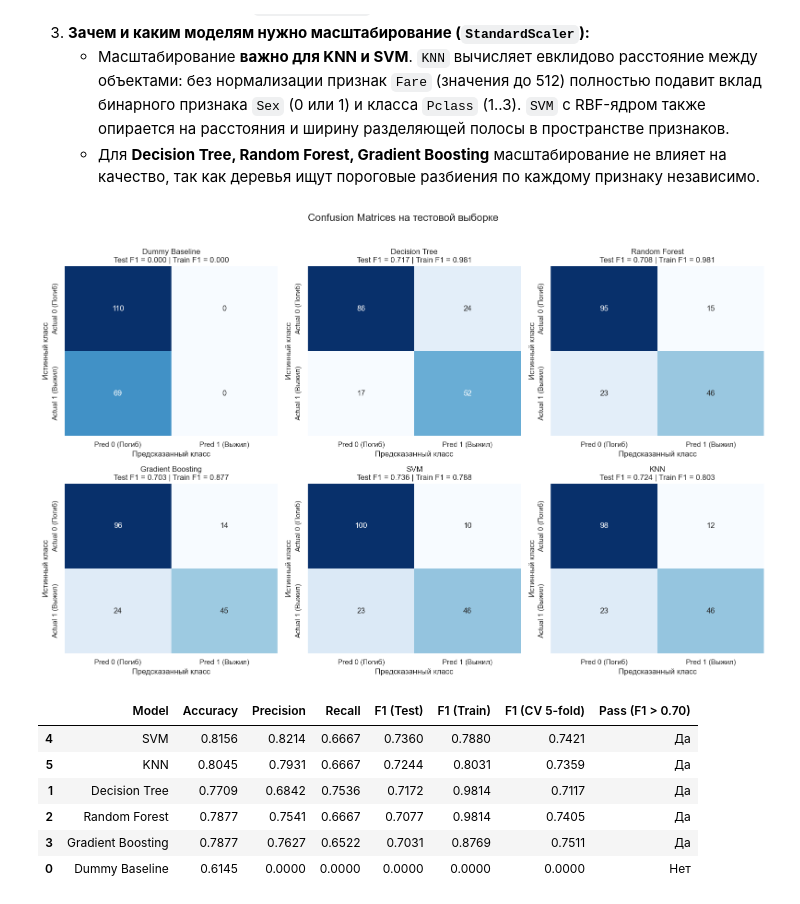
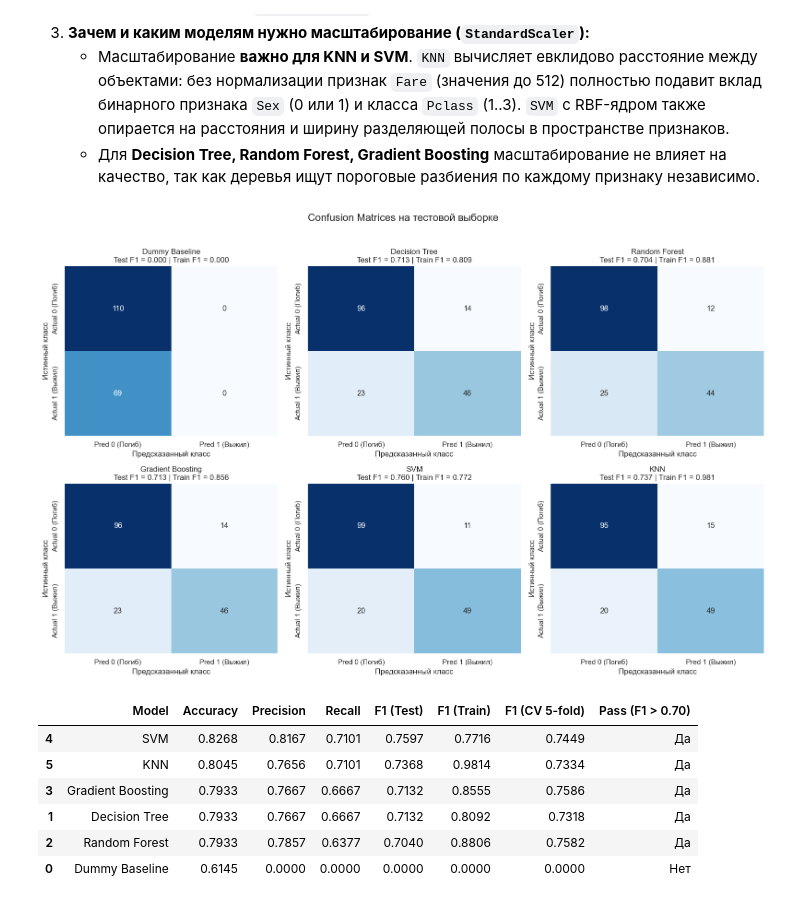
Before and after one commit to CerN04/ml_course_mai, a Jupyter notebook: classification/lab2_ml.ipynb, the cells around one changed output. Cells and saved outputs as stored; diff of their text form; code cells hidden in the pictures.

```diff
--- a/classification/lab2_ml.ipynb
+++ b/classification/lab2_ml.ipynb
@@ -206,11 +206,11 @@ X_train, X_test, y_train, y_test = train_test_split(
 
 models = {
     "Dummy Baseline": DummyClassifier(strategy="most_frequent", random_state=RANDOM_STATE),
-    "Decision Tree": DecisionTreeClassifier(random_state=RANDOM_STATE),
-    "Random Forest": RandomForestClassifier(n_estimators=100, random_state=RANDOM_STATE),
-    "Gradient Boosting": GradientBoostingClassifier(n_estimators=100, random_state=RANDOM_STATE),
-    "SVM": SVC(kernel="rbf", C=1.0, random_state=RANDOM_STATE),
-    "KNN": KNeighborsClassifier(n_neighbors=5)
+    "Decision Tree": DecisionTreeClassifier(max_depth=10, min_samples_leaf=10, random_state=RANDOM_STATE),
+    "Random Forest": RandomForestClassifier(n_estimators=150, min_samples_leaf=2, random_state=RANDOM_STATE, n_jobs=1),
+    "Gradient Boosting": GradientBoostingClassifier(n_estimators=200, learning_rate=0.1, max_depth=2, random_state=RANDOM_STATE),
+    "SVM": SVC(kernel="rbf", C=0.5, gamma="scale", random_state=RANDOM_STATE, probability=True),
+    "KNN": KNeighborsClassifier(n_neighbors=9, weights="distance")
 }
 
 
@@ -242,40 +242,40 @@ for idx, (name, model) in enumerate(models.items()):
     f1_train = f1_score(y_train, y_train_pred, zero_division=0)
 
     results.append({
         "Model": name,
         "Accuracy": acc,
         "Precision": prec,
         "Recall": rec,
         "F1 (Test)": f1_test,
         "F1 (Train)": f1_train,
         "F1 (CV 5-fold)": cv_f1,
         "Pass (F1 > 0.70)": "Да" if f1_test > 0.70 else "Нет"
     })
 
     cm = confusion_matrix(y_test, y_test_pred)
     sns.heatmap(
         cm, annot=True, fmt="d", cmap="Blues", cbar=False, ax=axes[idx],
         xticklabels=["Pred 0 (Погиб)", "Pred 1 (Выжил)"],
         yticklabels=["Actual 0 (Погиб)", "Actual 1 (Выжил)"]
     )
     axes[idx].set_title(f"{name}\nTest F1 = {f1_test:.3f} | Train F1 = {f1_train:.3f}")
     axes[idx].set_ylabel("Истинный класс")
     axes[idx].set_xlabel("Предсказанный класс")
 
 plt.suptitle("Confusion Matrices на тестовой выборке", fontsize=16, y=1.02)
 plt.tight_layout()
 plt.show()
 
 leaderboard_df = pd.DataFrame(results).sort_values(by="F1 (Test)", ascending=False)
 display(leaderboard_df.round(4))
 # %% [output]
-[figure, old version]
+[figure, new version]
 |  | Model | Accuracy | Precision | Recall | F1 (Test) | F1 (Train) | F1 (CV 5-fold) | Pass (F1 > 0.70) |
-| 4 | SVM | 0.8156 | 0.8214 | 0.6667 | 0.7360 | 0.7880 | 0.7421 | Да |
-| 5 | KNN | 0.8045 | 0.7931 | 0.6667 | 0.7244 | 0.8031 | 0.7359 | Да |
-| 1 | Decision Tree | 0.7709 | 0.6842 | 0.7536 | 0.7172 | 0.9814 | 0.7117 | Да |
-| 2 | Random Forest | 0.7877 | 0.7541 | 0.6667 | 0.7077 | 0.9814 | 0.7405 | Да |
-| 3 | Gradient Boosting | 0.7877 | 0.7627 | 0.6522 | 0.7031 | 0.8769 | 0.7511 | Да |
+| 4 | SVM | 0.8268 | 0.8167 | 0.7101 | 0.7597 | 0.7716 | 0.7449 | Да |
+| 5 | KNN | 0.8045 | 0.7656 | 0.7101 | 0.7368 | 0.9814 | 0.7334 | Да |
+| 3 | Gradient Boosting | 0.7933 | 0.7667 | 0.6667 | 0.7132 | 0.8555 | 0.7586 | Да |
+| 1 | Decision Tree | 0.7933 | 0.7667 | 0.6667 | 0.7132 | 0.8092 | 0.7318 | Да |
+| 2 | Random Forest | 0.7933 | 0.7857 | 0.6377 | 0.7040 | 0.8806 | 0.7582 | Да |
 | 0 | Dummy Baseline | 0.6145 | 0.0000 | 0.0000 | 0.0000 | 0.0000 | 0.0000 | Нет |
 # %% [markdown]
 ### Анализ метрик, матриц ошибок (Confusion Matrices) и сравнение моделей:
```
Also changed, not shown: parts of 5 cells of this notebook.
